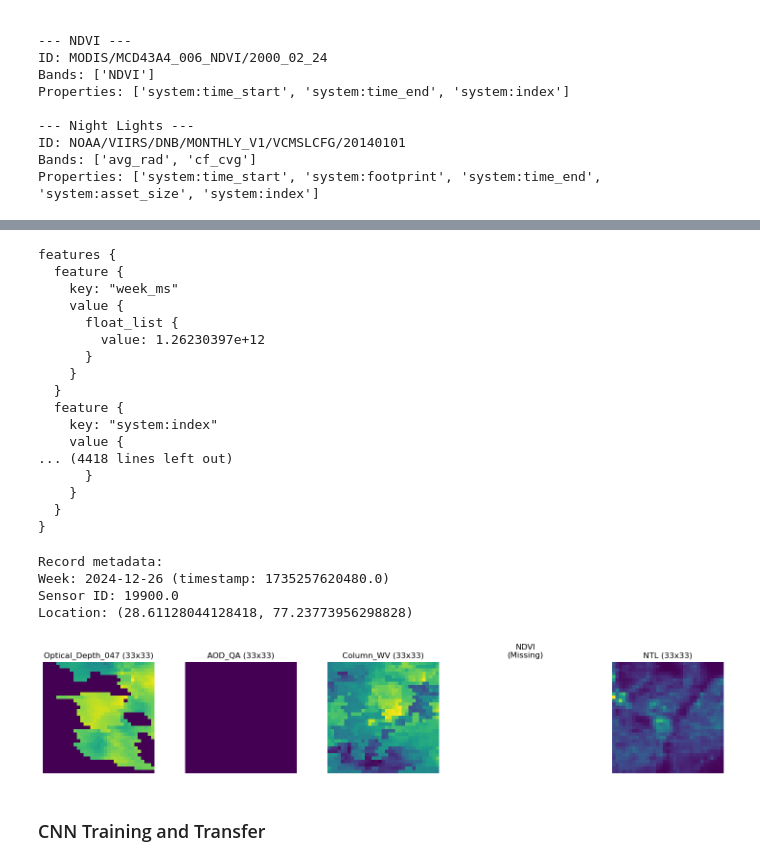
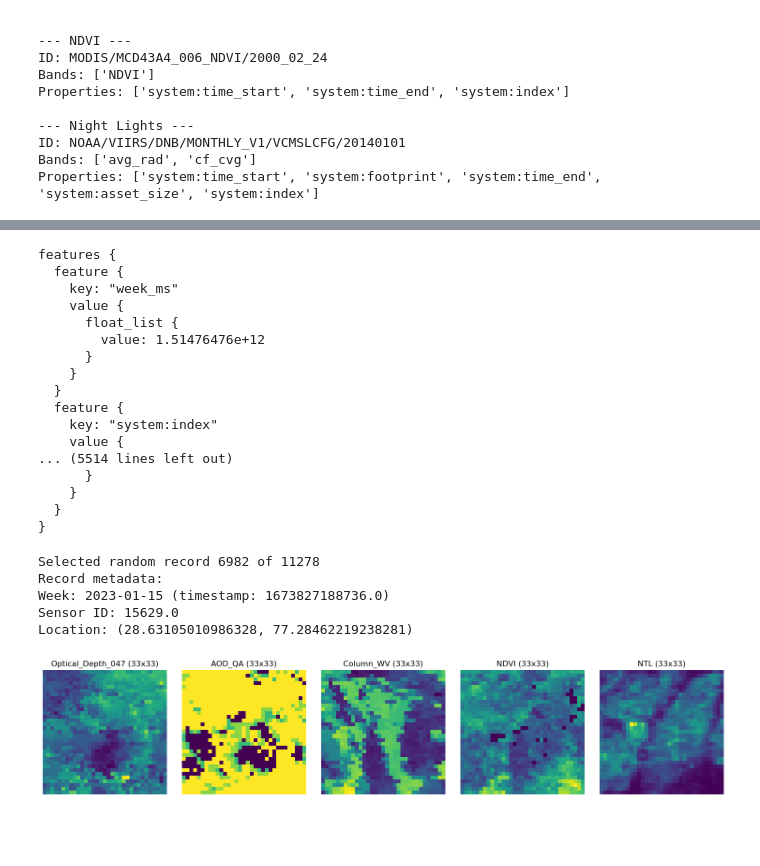
Before and after one commit to sabrinahu5/stat288-final-project, a Jupyter notebook: gee_processing.ipynb, the cells around one changed output, grey strips where cells are left out. Drawn from its saved outputs; the diff is of its cells as text; code cells hidden in the pictures; blank space fills up the shorter version.

```diff
--- a/gee_processing.ipynb
+++ b/gee_processing.ipynb
@@ -163,9 +200,9 @@ samples_lagos = ic_arrays.map(lambda img: weekly_samples(img, fc_lagos)).flatten
 # %%
 # Path to your TFRecord file (update as needed)
-filename = "data/delhi_patches32.tfrecord"
+filename = "data/delhi_patches32.tfrecord.gz"
 
 # Read the TFRecord file
-raw_dataset = tf.data.TFRecordDataset(filename)
+raw_dataset = tf.data.TFRecordDataset(filename, compression_type="GZIP")
 
 for raw_record in raw_dataset.take(1):
     example = tf.train.Example()
@@ -220,8 +261,7 @@ max     443.000000   399.000000   625.000000      8.000000
 # %%
-import tensorflow as tf
-
-filename = "data/delhi_patches32.tfrecord"  # update as needed
-raw_dataset = tf.data.TFRecordDataset(filename)
+# Check a single record
+filename = "data/delhi_patches32.tfrecord.gz"
+raw_dataset = tf.data.TFRecordDataset(filename, compression_type="GZIP")
 for raw_record in raw_dataset.take(1):
     example = tf.train.Example()
     example.ParseFromString(raw_record.numpy())
@@ -232,27 +272,32 @@ features {
     key: "week_ms"
     value {
       float_list {
-        value: 1.26230397e+12
+        value: 1.51476476e+12
       }
     }
   }
   feature {
     key: "system:index"
     value {
-... (4418 lines left out)
+... (5514 lines left out)
       }
     }
   }
 }
 # %%
 # Read the last record
-raw_dataset = tf.data.TFRecordDataset(filename)
-# Convert to list to get the last record
+raw_dataset = tf.data.TFRecordDataset(filename, compression_type="GZIP")
+# Convert to list to get a random record
 records_list = list(raw_dataset)
-raw_record = records_list[-1] if records_list else None
-example = tf.train.Example()
-if raw_record:
+if records_list:
+    # Choose a random record
+    random_index = np.random.randint(0, len(records_list))
+    raw_record = records_list[random_index]
+    example = tf.train.Example()
     example.ParseFromString(raw_record.numpy())
+    print(f"Selected random record {random_index} of {len(records_list)}")
+else:
+    example = tf.train.Example()
 
 # Print metadata about the record
 print("Record metadata:")
@@ -296,36 +341,35 @@ for i, band in enumerate(bands):
         if dim * dim != arr_size:
             print(f"Warning: {band} has {arr_size} elements, not a perfect square")
             axs[i].set_title(f"{band}\n(Size: {arr_size})")
             axs[i].axis('off')
             continue
         arr = np.array(feature.float_list.value).reshape(dim, dim)
     elif feature.bytes_list.value:
         # For bytes, also calculate dimensions dynamically
         arr = np.frombuffer(feature.bytes_list.value[0], dtype=np.uint16)
         arr_size = len(arr)
         dim = int(np.sqrt(arr_size))
         if dim * dim != arr_size:
             print(f"Warning: {band} has {arr_size} elements, not a perfect square")
             axs[i].set_title(f"{band}\n(Size: {arr_size})")
             axs[i].axis('off')
             continue
         arr = arr.reshape(dim, dim).astype(np.float32)
     else:
         axs[i].set_title(f"{band}\n(Unknown type)")
         axs[i].axis('off')
         continue
 
     axs[i].imshow(arr, cmap='viridis')
     axs[i].set_title(f"{band} ({dim}x{dim})")
     axs[i].axis('off')
 
 plt.tight_layout()
 plt.show()
 # %% [output]
+Selected random record 6982 of 11278
 Record metadata:
-Week: 2024-12-26 (timestamp: 1735257620480.0)
-Sensor ID: 19900.0
-Location: (28.61128044128418, 77.23773956298828)
+Week: 2023-01-15 (timestamp: 1673827188736.0)
+Sensor ID: 15629.0
+Location: (28.63105010986328, 77.28462219238281)
-[figure, old version]
+[figure, new version]
-# %% [markdown]
-### CNN Training and Transfer
```
Also changed, not shown: parts of 60 cells of this notebook, 9 other files.
